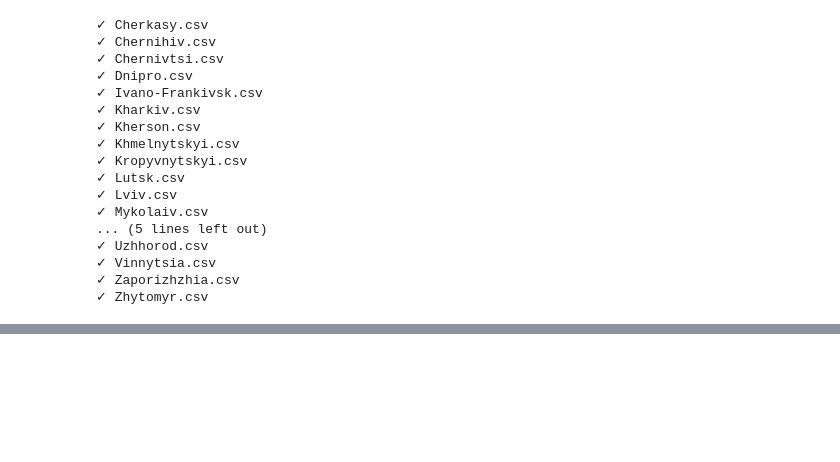
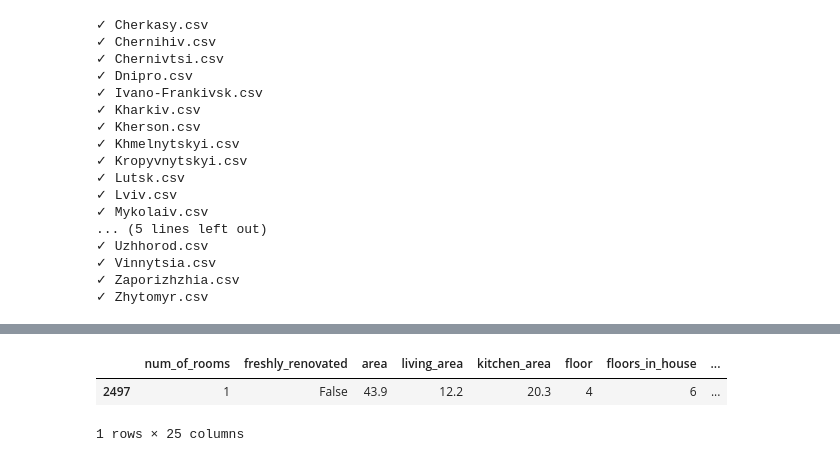
Before and after one commit to YESosnovska/apartaments-prices-analysis-new, a Jupyter notebook: flats/preprocessing.ipynb, the cells around one changed output, grey strips where cells are left out. Cells and saved outputs as stored; diff of their text form; code cells hidden in the pictures; blank space fills up the shorter version.

```diff
--- a/flats/preprocessing.ipynb
+++ b/flats/preprocessing.ipynb
@@ -205,3 +397,9 @@ df_ukraine_clean.describe()
+# %%
+df_ukraine[df_ukraine["price"] == 24]
+# %% [output]
+|  | num_of_rooms | freshly_renovated | area | living_area | kitchen_area | floor | floors_in_house | ... |
+| 2497 | 1 | False | 43.9 | 12.2 | 20.3 | 4 | 6 | ... |
+1 rows × 25 columns
 # %%
 df_ukraine_clean = df_ukraine_clean[df_ukraine_clean['kitchen_area'] < df_ukraine_clean['area']]
 df_ukraine_clean = df_ukraine_clean[df_ukraine_clean['living_area'] < df_ukraine_clean['area']]
```
Also changed, not shown: parts of 30 cells of this notebook.
